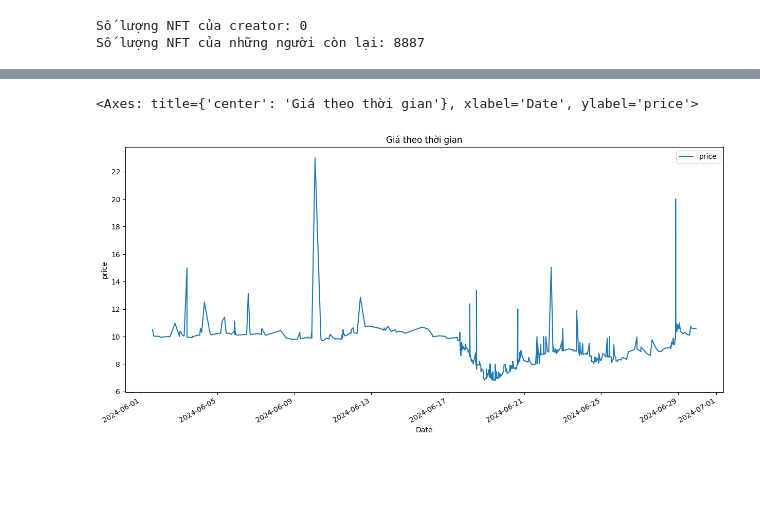
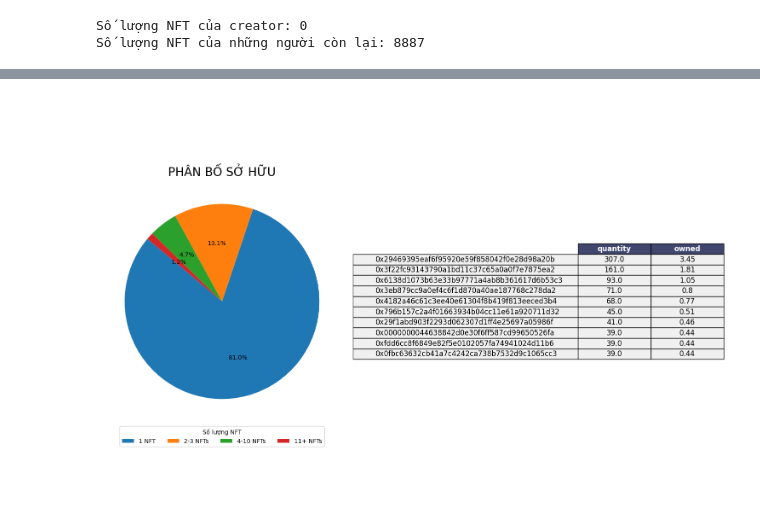
Before and after one commit to kanhnguyxn/DA, a Jupyter notebook: truquan/phantich.ipynb, the cells around one changed output, grey strips where cells are left out. Cells and saved outputs as stored; diff of their text form; code cells hidden in the pictures; blank space fills up the shorter version.

```diff
--- a/truquan/phantich.ipynb
+++ b/truquan/phantich.ipynb
@@ -62,4 +63,4 @@ Index(['tokenid', 'name', 'owners_address', 'collection', 'quantity',
 df_owners = df_nfts.groupby('owners_address')[['quantity']].sum().sort_values(by ='quantity', ascending= False)
 # tỷ lệ phân bổ của những token này
 df_owners['owned'] = df_owners['quantity']/ df_owners['quantity'].sum()*100
-df_owners.head(10)
+df_owners['owned'] = df_owners['owned'].round(2)
@@ -176,7 +91,61 @@ See the caveats in the documentation: https://pandas.pydata.org/pandas-docs/stab
-# %%
-df_transactions=df_transactions.sort_values(by='time')
-# vẽ biểu đồ price theo thời gian
-df_transactions.plot(y='price', x='time', title='Giá theo thời gian', ylabel='price', xlabel='Date', figsize=(15,7))
-# %% [output]
-<Axes: title={'center': 'Giá theo thời gian'}, xlabel='Date', ylabel='price'>
-[figure, removed]
+# %%
+# Create figure and GridSpec
+fig = plt.figure(figsize=(15, 10))
+gs = GridSpec(1, 2, figure=fig, width_ratios=[4, 2])
+
+# Add subplots
+ax1 = fig.add_subplot(gs[0, 0])
+ax2 = fig.add_subplot(gs[0, 1])
+
+# Data for pie chart
+labels = ["1 NFT", "2-3 NFTs", "4-10 NFTs", "11+ NFTs"]
+percentages = [
+    (owned_1 / total_quantity) * 100,
+    (owned_2_3 / total_quantity) * 100,
+    (owned_4_10 / total_quantity) * 100,
+    (owned_11_plus / total_quantity) * 100,
+]
+
+# Plot pie chart
+wedges, texts, autotexts = ax1.pie(
+    percentages, labels=None, autopct="%1.1f%%", startangle=140
+)
+
+# Add legend to pie chart
+ax1.legend(wedges, labels, title="Số lượng NFT", loc="upper center", bbox_to_anchor=(0.5, 0), ncol=4)
+
+# Set title for pie chart
+ax1.set_title("PHÂN BỐ SỞ HỮU", fontsize=20)
+
+# Top 10 owners table
+top_10_owners = df_owners.head(10)
+ax2.axis('off')
+table1 = ax2.table(
+    rowLabels=top_10_owners.index,
+    cellText=top_10_owners.values,
+    colLabels=top_10_owners.columns,
+    cellLoc='center',
+    loc='center'
+)
+
+# Customize table appearance
+table1.auto_set_font_size(False)
+table1.set_fontsize(12)
+table1.scale(1.2, 1.2)
+
+for key, cell in table1.get_celld().items():
+    cell.set_edgecolor('black')
+    cell.set_linewidth(1)
+    cell.set_facecolor('#f0f0f0')
+    if key[0] == 0:
+        cell.set_text_props(weight='bold', color='white')
+        cell.set_facecolor('#40466e')
+
+# Set title for table
+# ax2.set_title('TOP NGƯỜI SƠ HỮU NFT', fontsize=20, pad=5, loc='center')
+
+# Display the figure
+plt.tight_layout()
+plt.show()
+# %% [output]
+[figure, added]
```
Also changed, not shown: parts of 9 cells of this notebook.
